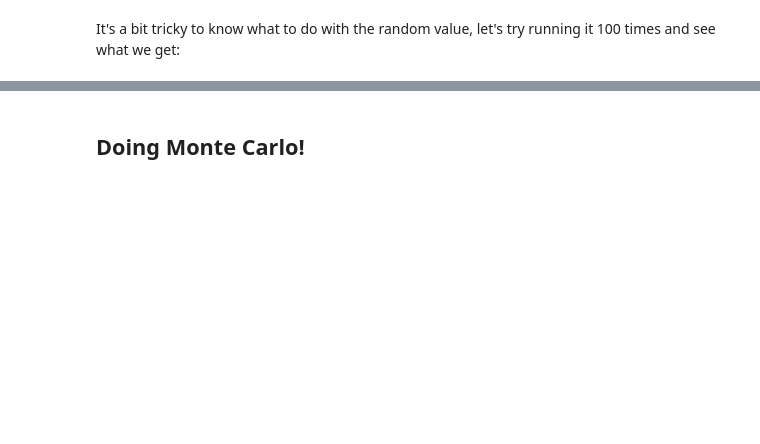
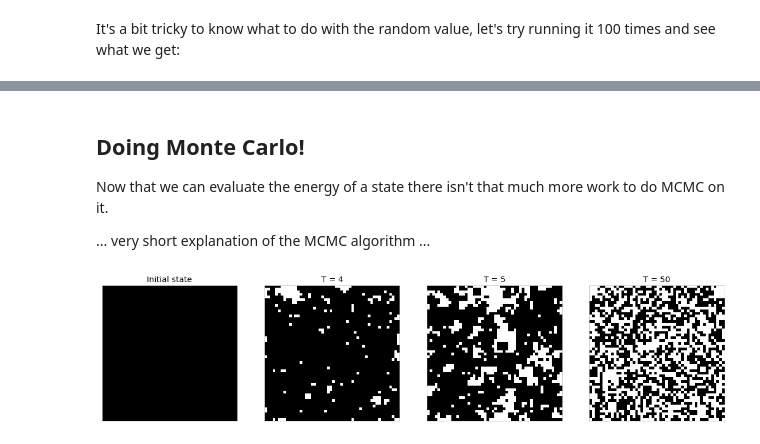
Before and after one commit to ImperialCollegeLondon/ReCoDE_MCMCFF, a Jupyter notebook: learning/01 Introduction.ipynb, the cells around one changed output, grey strips where cells are left out. Cells and saved outputs as stored; diff of their text form; code cells hidden in the pictures; blank space fills up the shorter version.

```diff
--- a/learning/01 Introduction.ipynb
+++ b/learning/01 Introduction.ipynb
@@ -148,0 +204,16 @@ If you run this a few times you'll see the mean is usually within two standard e
+# %%
+
+
+def numpy_energy(state):
+    E = - np.sum(state[:-1, :] * state[1:, :]) - np.sum(state[:, :-1] * state[:, 1:])
+    return 2*E / np.product(state.shape)
+test_energy_function(numpy_energy)
+
+states[0][0,5] = -1
+states[0][0,0] = -1
+states[1][-1,-1] = 1
+print([energy(state) for state in states])
+print([energy2(state) for state in states])
+print([numba_energy(state) for state in states])
+print([numpy_energy(state) for state in states])
+[numpy_energy(state) == energy(state) for state in states]
@@ -149,2 +318,46 @@ If you run this a few times you'll see the mean is usually within two standard e
 # %% [markdown]
 ## Doing Monte Carlo!
+
+Now that we can evaluate the energy of a state there isn't that much more work to do MCMC on it.
+
+... very short explanation of the MCMC algorithm ...
+# %%
+from numpy.random import default_rng
+rng = default_rng(42)
+
+def mcmc(initial_state, steps, T, energy = numba_energy):
+    N, M = initial_state.shape
+    assert N == M
+
+    current_state = initial_state.copy()
+    E = N**2 * energy(state)
+    for i in range(steps):
+        i, j = rng.integers(N, size = 2)
+
+        new_state = current_state.copy()
+        new_state[i,j] *= -1
+        new_E = N**2 * energy(new_state)
+
+        if (new_E < E) or np.exp(-(new_E - E) / T) > rng.uniform():
+            current_state = new_state
+            E = new_E
+
+    return current_state
+
+Ts = [4, 5, 50]
+
+ncols = 1 + len(Ts)
+f, axes = plt.subplots(ncols = ncols, figsize = (5*ncols, 5))
+
+show_state(initial_state, ax = axes[0])
+axes[0].set(title = "Initial state")
+
+for T, ax in zip(Ts, axes[1:]):
+    # initial_state = rng.choice([1,-1], size = (50,50))
+    initial_state = np.ones(shape = (50,50))
+
+    final_state = mcmc(initial_state, steps = 100_000, T = T)
+    show_state(final_state, ax = ax)
+    ax.set(title = f"T = {T}")
+# %% [output]
+[figure, added]
```
Also changed, not shown: parts of 18 cells of this notebook.
